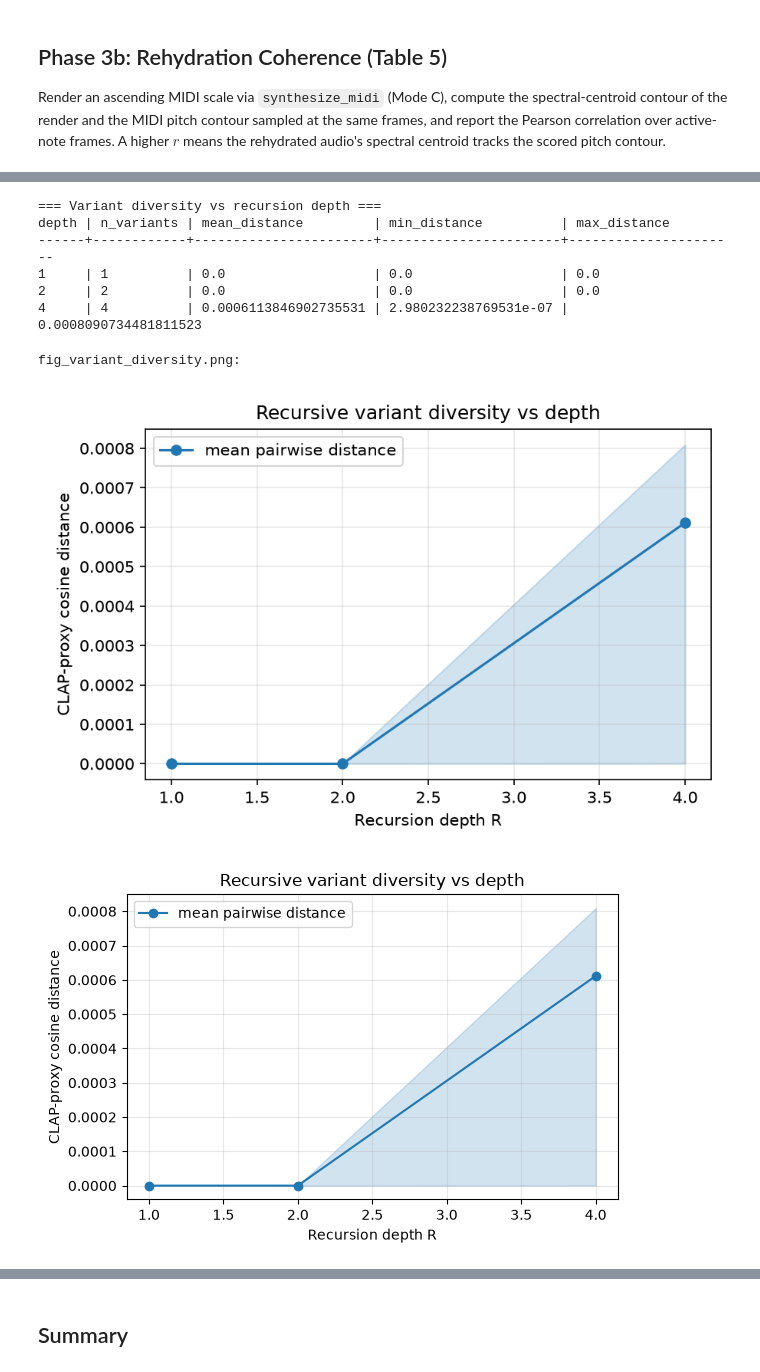
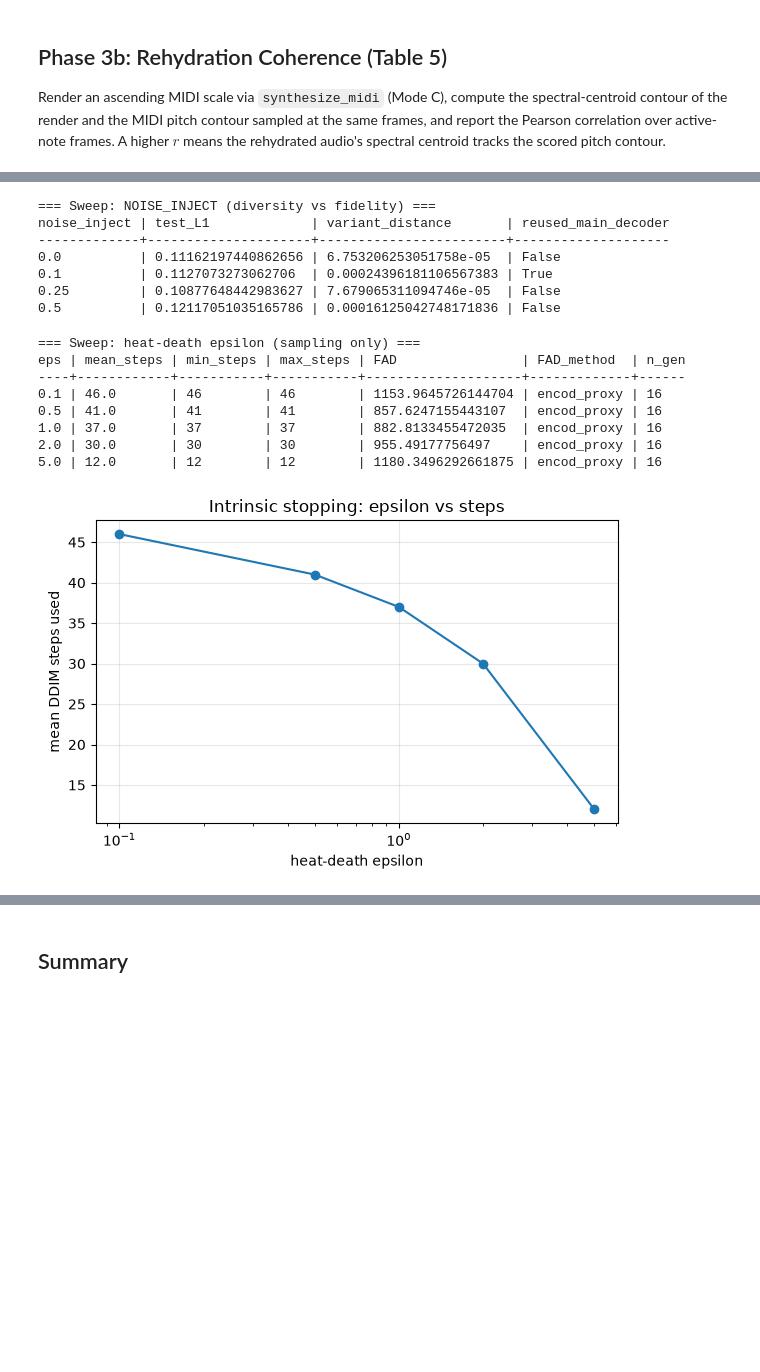
Before and after one commit to tuned-org-uk/latent-sound-diffusion, a Jupyter notebook: notebooks/07_evaluation_metrics.ipynb, the cells around one changed output, grey strips where cells are left out. Drawn from its saved outputs; the diff is of its cells as text; code cells hidden in the pictures; blank space fills up the shorter version.

```diff
--- a/notebooks/07_evaluation_metrics.ipynb
+++ b/notebooks/07_evaluation_metrics.ipynb
@@ -182,44 +309,39 @@ variant.
 # %%
-var_rows = load_csv('variant_diversity.csv')
-print('=== Variant diversity vs recursion depth ===')
-show(var_rows)
+sweep_noise = load_csv('sweep_noise.csv')
+print('=== Sweep: NOISE_INJECT (diversity vs fidelity) ===')
+show(sweep_noise)
 # %% [output]
-=== Variant diversity vs recursion depth ===
-depth | n_variants | mean_distance         | min_distance          | max_distance
-------+------------+-----------------------+-----------------------+----------------------
-1     | 1          | 0.0                   | 0.0                   | 0.0
-2     | 2          | 0.0                   | 0.0                   | 0.0
-4     | 4          | 0.0006113846902735531 | 2.980232238769531e-07 | 0.0008090734481811523
+=== Sweep: NOISE_INJECT (diversity vs fidelity) ===
+noise_inject | test_L1             | variant_distance       | reused_main_decoder
+-------------+---------------------+------------------------+--------------------
+0.0          | 0.11162197440862656 | 6.753206253051758e-05  | False
+0.1          | 0.1127073273062706  | 0.00024396181106567383 | True
+0.25         | 0.10877648442983627 | 7.679065311094746e-05  | False
+0.5          | 0.12117051035165786 | 0.00016125042748171836 | False
-# %%
-import matplotlib.pyplot as plt
-
-fig_path = RESULTS_DIR / 'fig_variant_diversity.png'
-if fig_path.exists():
-    from IPython.display import Image, display
-    print('fig_variant_diversity.png:')
-    display(Image(filename=str(fig_path)))
-else:
-    print(f'  {fig_path} not found (run scripts/run_evaluation.py first)')
-
-# Re-plot from the CSV data for a self-contained execution output.
-if var_rows:
-    fig, ax = plt.subplots(figsize=(6, 4))
-    xs = [int(r['depth']) for r in var_rows]
-    means = [float(r['mean_distance']) for r in var_rows]
-    mins_v = [float(r['min_distance']) for r in var_rows]
-    maxs_v = [float(r['max_distance']) for r in var_rows]
-    ax.plot(xs, means, 'o-', label='mean pairwise distance', color='tab:blue')
-    ax.fill_between(xs, mins_v, maxs_v, alpha=0.2, color='tab:blue')
-    ax.set_xlabel('Recursion depth R')
-    ax.set_ylabel('CLAP-proxy cosine distance')
-    ax.set_title('Recursive variant diversity vs depth')
-    ax.legend()
-    ax.grid(True, alpha=0.3)
-    fig.tight_layout()
-    plt.show()
-else:
-    print('No variant_diversity.csv data to plot.')
-# %% [output]
-fig_variant_diversity.png:
-[figure, removed]
-[figure, removed]
+# %%
+sweep_eps = load_csv('sweep_eps.csv')
+print('=== Sweep: heat-death epsilon (sampling only) ===')
+show(sweep_eps)
+
+if sweep_eps:
+    fig, ax = plt.subplots(figsize=(6, 4))
+    xs = [float(r['eps']) for r in sweep_eps]
+    ys = [float(r['mean_steps']) for r in sweep_eps]
+    ax.plot(xs, ys, 'o-')
+    ax.set_xscale('log')
+    ax.set_xlabel('heat-death epsilon')
+    ax.set_ylabel('mean DDIM steps used')
+    ax.set_title('Intrinsic stopping: epsilon vs steps')
+    ax.grid(True, alpha=0.3)
+    fig.tight_layout()
+    plt.show()
+# %% [output]
+=== Sweep: heat-death epsilon (sampling only) ===
+eps | mean_steps | min_steps | max_steps | FAD                | FAD_method  | n_gen
+----+------------+-----------+-----------+--------------------+-------------+------
+0.1 | 46.0       | 46        | 46        | 1153.9645726144704 | encod_proxy | 16
+0.5 | 41.0       | 41        | 41        | 857.6247155443107  | encod_proxy | 16
+1.0 | 37.0       | 37        | 37        | 882.8133455472035  | encod_proxy | 16
+2.0 | 30.0       | 30        | 30        | 955.49177756497    | encod_proxy | 16
+5.0 | 12.0       | 12        | 12        | 1180.3496292661875 | encod_proxy | 16
+[figure, added]
```
Also changed, not shown: parts of 17 cells of this notebook, 28 other files.
